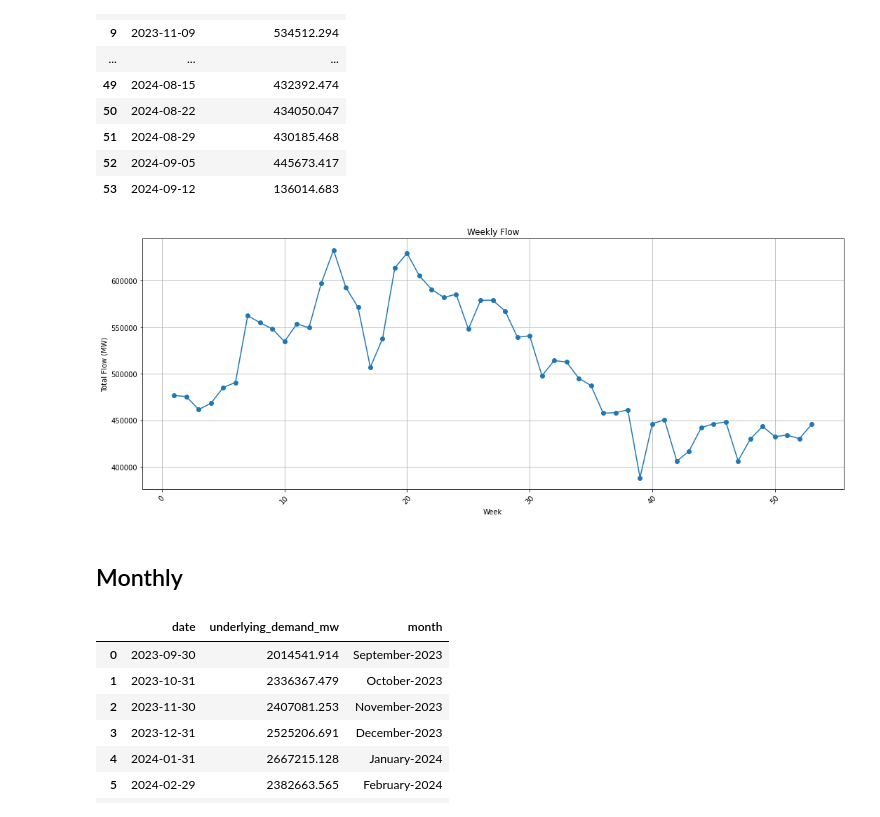
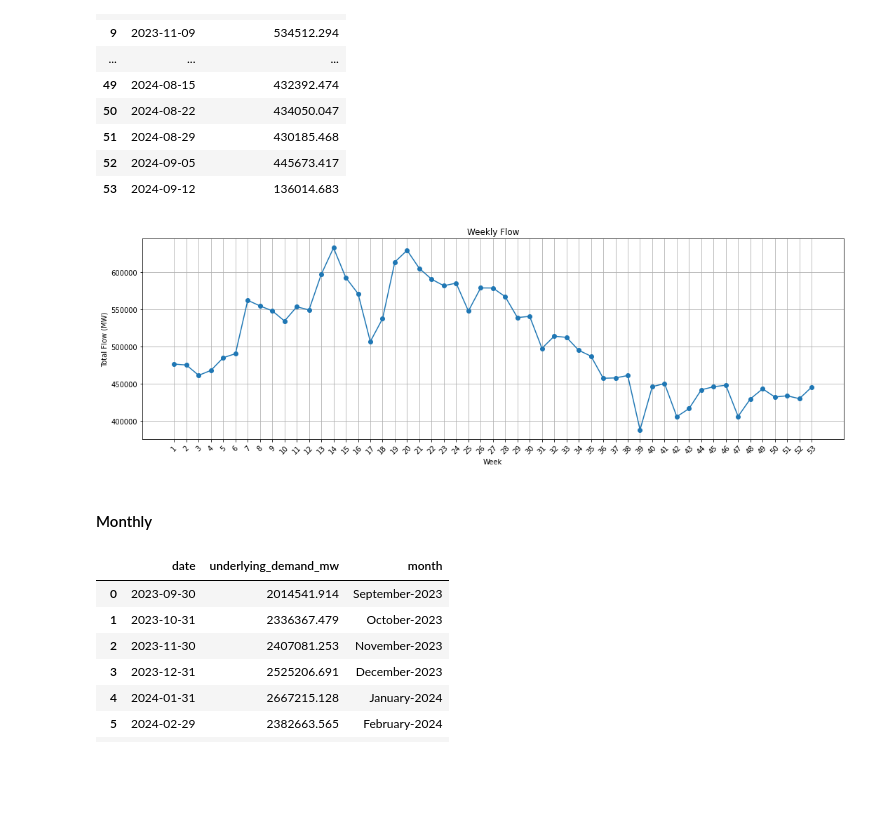
Before and after one commit to frkz501/final-project-patit, a Jupyter notebook: code.ipynb, the cells around one changed output. Cells and saved outputs as stored; diff of their text form; code cells hidden in the pictures; blank space fills up the shorter version.

```diff
--- a/code.ipynb
+++ b/code.ipynb
@@ -202,7 +308,7 @@ df_flow.head()
 | 3 | 2023-12-30 07:00:00 | 0 | 4.323 | 0.0 | 0.141 | NaN | NaN | NaN | ... |
 | 4 | 2023-12-30 07:30:00 | 0 | 4.481 | 0.0 | 0.117 | NaN | NaN | NaN | ... |
 # %%
-df_flow_m = df_flow.query('district == "Merseyside"')
+df_flow_m = df_flow.query('district == "Merseyside"').replace('', np.nan)
 df_flow_m.info()
 # %% [output]
 <class 'pandas.core.frame.DataFrame'>
@@ -333,19 +452,19 @@ df_flow_wk
 | 52 | 2024-09-05 | 445673.417 |
 | 53 | 2024-09-12 | 136014.683 |
 # %%
-plt.figure(figsize=(15, 6))
+plt.figure(figsize=(15, 5))
 plt.plot(df_flow_wk.index[:-1] + 1, df_flow_wk['underlying_demand_mw'][:-1], marker='o') # cut last week as not full 7 days
 plt.xlabel('Week')
 plt.ylabel('Total Flow (MW)')
 plt.title('Weekly Flow')
-plt.xticks(rotation=45)
+plt.xticks(df_flow_wk.index[:-1] + 1, rotation=45)
 plt.grid(True)
 plt.tight_layout()
 plt.show()
 # %% [output]
-[figure, old version]
+[figure, new version]
 # %% [markdown]
-## Monthly
+#### Monthly
 # %%
 df_flow_ml = df_flow_m.resample('M', on='date')['underlying_demand_mw'].sum().reset_index().assign(month = lambda x:x.date.dt.month_name() + '-' + x.date.astype(str).str[:4])
 df_flow_ml
```
Also changed, not shown: parts of 52 cells of this notebook.
